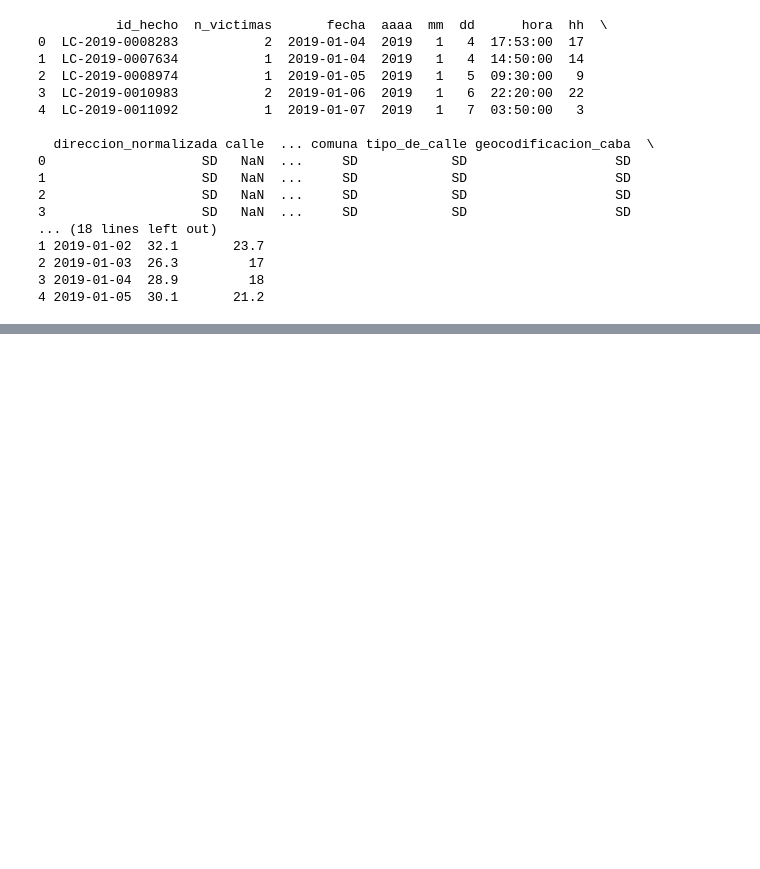
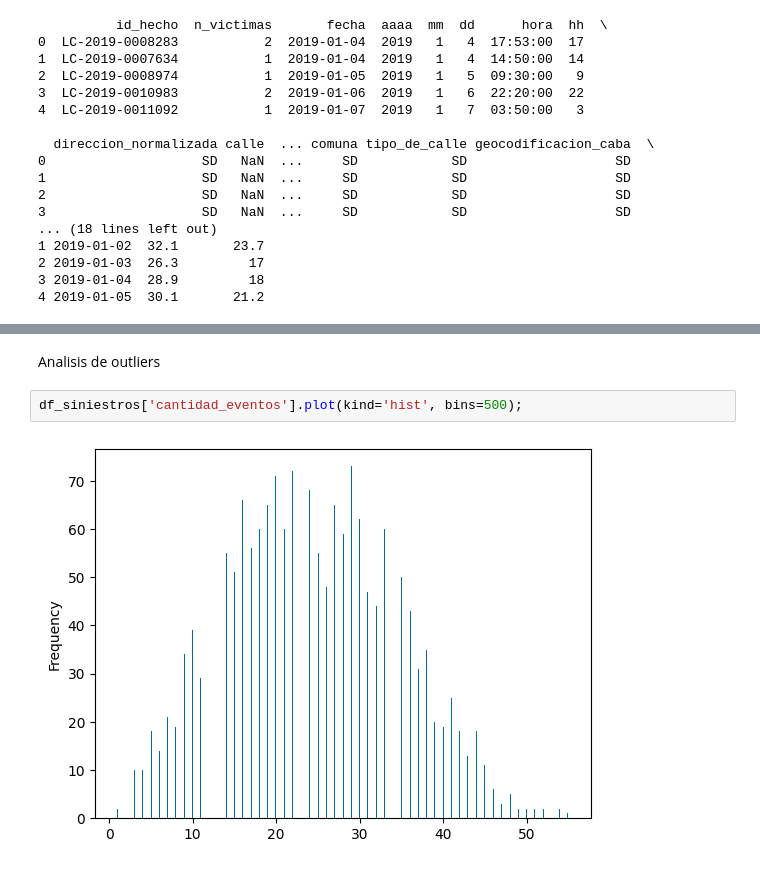
Before and after one commit to SebaAyala/AST_TP_2, a Jupyter notebook: AST_TP_2_CODE.ipynb, the cells around one changed output, grey strips where cells are left out. Drawn from its saved outputs; the diff is of its cells as text; blank space fills up the shorter version.

```diff
--- a/AST_TP_2_CODE.ipynb
+++ b/AST_TP_2_CODE.ipynb
@@ -55,0 +129,6 @@ print(df_temperatura.head())
+# %% [markdown]
+Analisis de outliers
+# %%
+df_siniestros['cantidad_eventos'].plot(kind='hist', bins=500);
+# %% [output]
+[figure, added]
```
Also changed, not shown: parts of 45 cells of this notebook.
